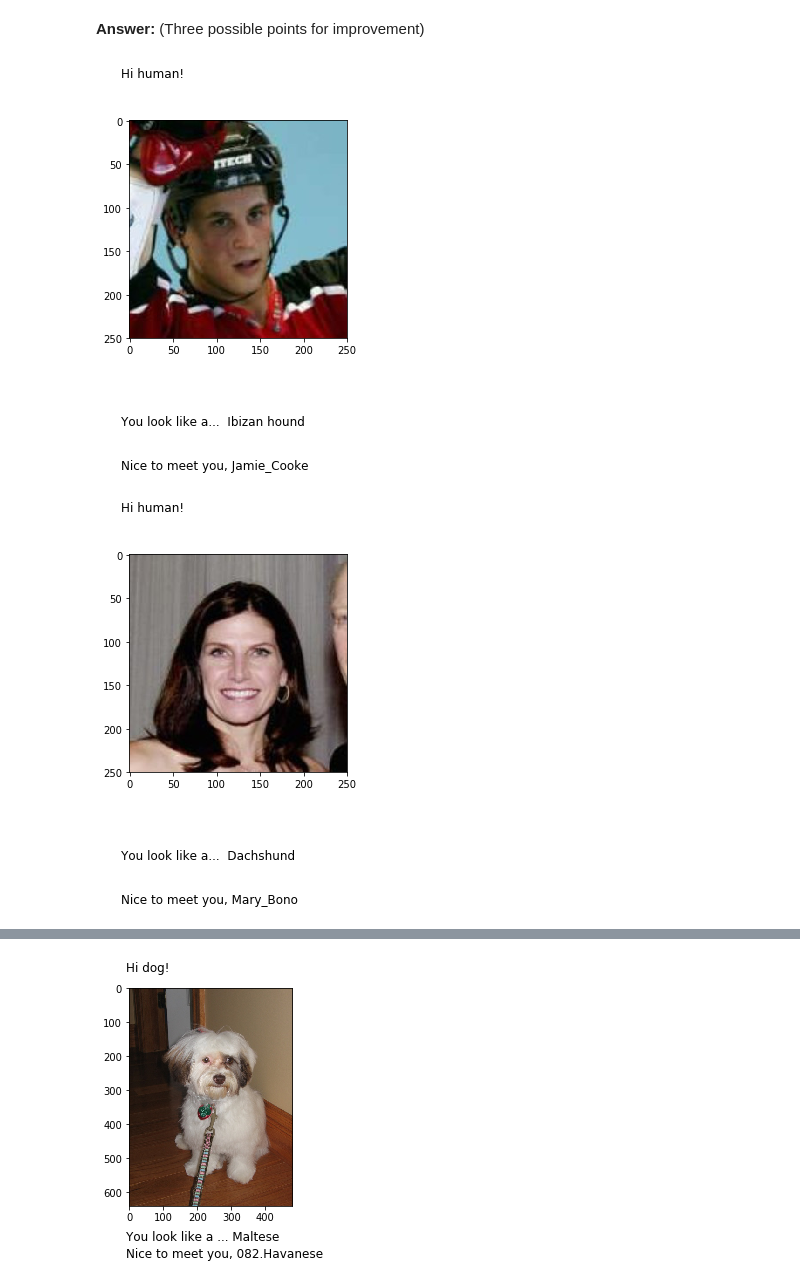
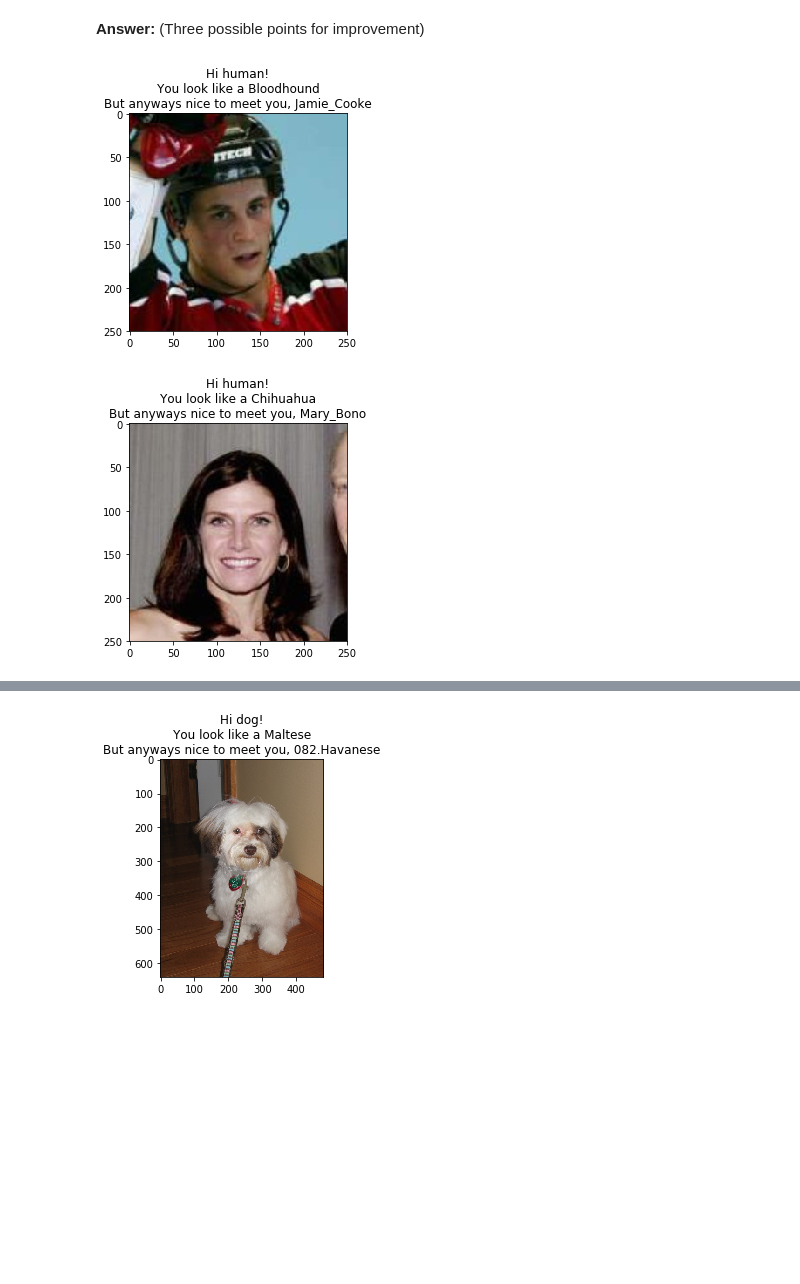
Before and after one commit to petersiemen/dog-breed-classifier, a Jupyter notebook: dog-breed-classifier/dog_app.ipynb, the cells around one changed output, grey strips where cells are left out. Saved outputs shown, nothing was run; the diff lists cells and outputs as text; code cells hidden in the pictures; blank space fills up the shorter version.

```diff
--- a/dog-breed-classifier/dog_app.ipynb
+++ b/dog-breed-classifier/dog_app.ipynb
@@ -926,6 +926,8 @@ Write a function that takes an image path as input and returns the dog breed (`A
 
 # list of class names by index, i.e. a name can be accessed like class_names[0]
 class_names = [item[4:].replace("_", " ") for item in loaders_transfer['train'].dataset.classes]
+# load the model that got the best validation accuracy (uncomment the line below)
+model_transfer.load_state_dict(torch.load('model_transfer.pt'))
 
 def predict_breed_transfer(img_path):
     # load the image and return the predicted breed
@@ -956,10 +958,6 @@ def predict_breed_transfer(img_path):
         out = out.cpu()
     idx_of_max_value = out.detach().numpy().argmax()
 
-#    plt.imshow(tensor.numpy().transpose((1, 2, 0)))
-#    plt.show()
-#    print(out)
-#    print(idx_of_max_value)
     return class_names[idx_of_max_value]
 # %% [markdown]
 ---
@@ -983,30 +981,46 @@ Some sample output for our algorithm is provided below, but feel free to design
 ### TODO: Write your algorithm.
 ### Feel free to use as many code cells as needed.
 import matplotlib.pyplot as plt
+import math
 
-def run_app(img_path):
+def greet(img_path):
     greeting = 'Hi you! Impossible to say whether you are human or dog'
     tell_me_more = ''
 
     is_dog = dog_detector(img_path)
+    is_human = False
+    breed = ''
 
     if is_dog:
         greeting = 'Hi dog!'
         breed = predict_breed_transfer(img_path)
-        tell_me_more = 'You look like a ... {}'.format(breed)
     else:
         is_human = face_detector(img_path)
         if is_human:
             greeting = 'Hi human!'
             breed = predict_breed_transfer(img_path)
-            tell_me_more = 'You look like a...  {}'.format(breed)
+        else:
+            greeting = "You are neither a dog nor human. There is nothing we can do for you."
+            breed = ""
 
-    image = Image.open(img_path)
-    plt.text(-10, -50, greeting, fontsize=12)
+    if is_dog or is_human:
+        greeting += '\nYou look like a {}'.format(breed)
+        greeting += '\nBut anyways nice to meet you, {}'.format(img_path.split("/")[-2])
 
-    plt.imshow(image)
-    plt.text(-10, image.height + 100, tell_me_more, fontsize=12)
-    plt.text(-10, image.height + 150, 'Nice to meet you, {}'.format(img_path.split("/")[-2]), fontsize=12)
+    return greeting
+
+
+def run_app(*img_path):
+    args = len(img_path)
+    cols = 1
+    rows = math.ceil(args / cols)
+    greetings_and_image_paths = [(greet(img), img) for img in img_path]
+    for idx, (greeting, img) in enumerate(greetings_and_image_paths):
+        image = Image.open(img)
+        plt.subplot(rows, cols, idx + 1)
+        plt.imshow(image)
+        plt.title(greeting)
+
     plt.show()
 # %%
 run_app("./dogImages/valid/001.Affenpinscher/Affenpinscher_00038.jpg")
@@ -1029,17 +1043,17 @@ __Answer:__ (Three possible points for improvement)
 # %%
 ## TODO: Execute your algorithm from Step 6 on
 ## at least 6 images on your computer.
 ## Feel free to use as many code cells as needed.
 
 ## suggested code, below
 for file in human_files[:3]:
     run_app(file)
 
-for file in dog_files[:3]:
+for file in dog_files[:7]:
     run_app(file)
 
 #for file in np.hstack((human_files[:3], dog_files[:3])):
 #    run_app(file)
 # %% [output]
-[figure, old version]
+[figure, new version]
-[figure, old version]
+[figure, new version]
@@ -1047 +1061 @@ for file in dog_files[:3]:
-[figure, old version]
+[figure, new version]
```
Also changed, not shown: parts of 3 cells of this notebook.
